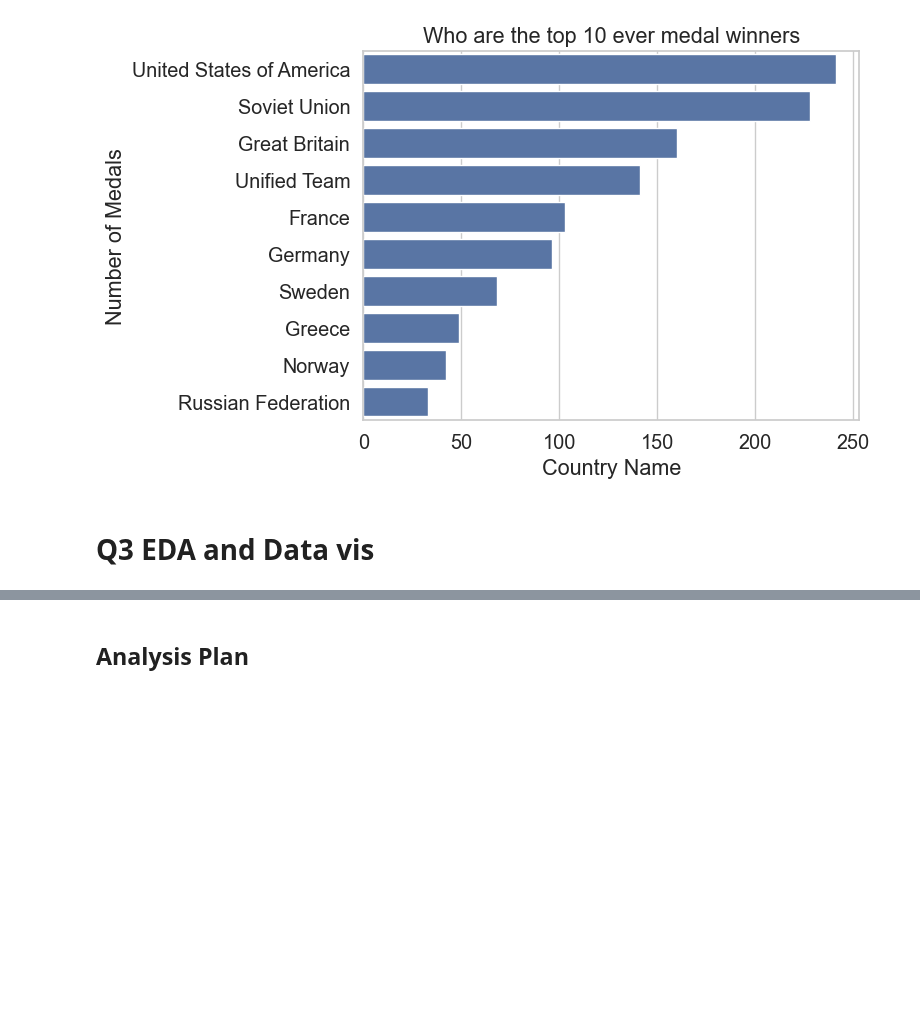
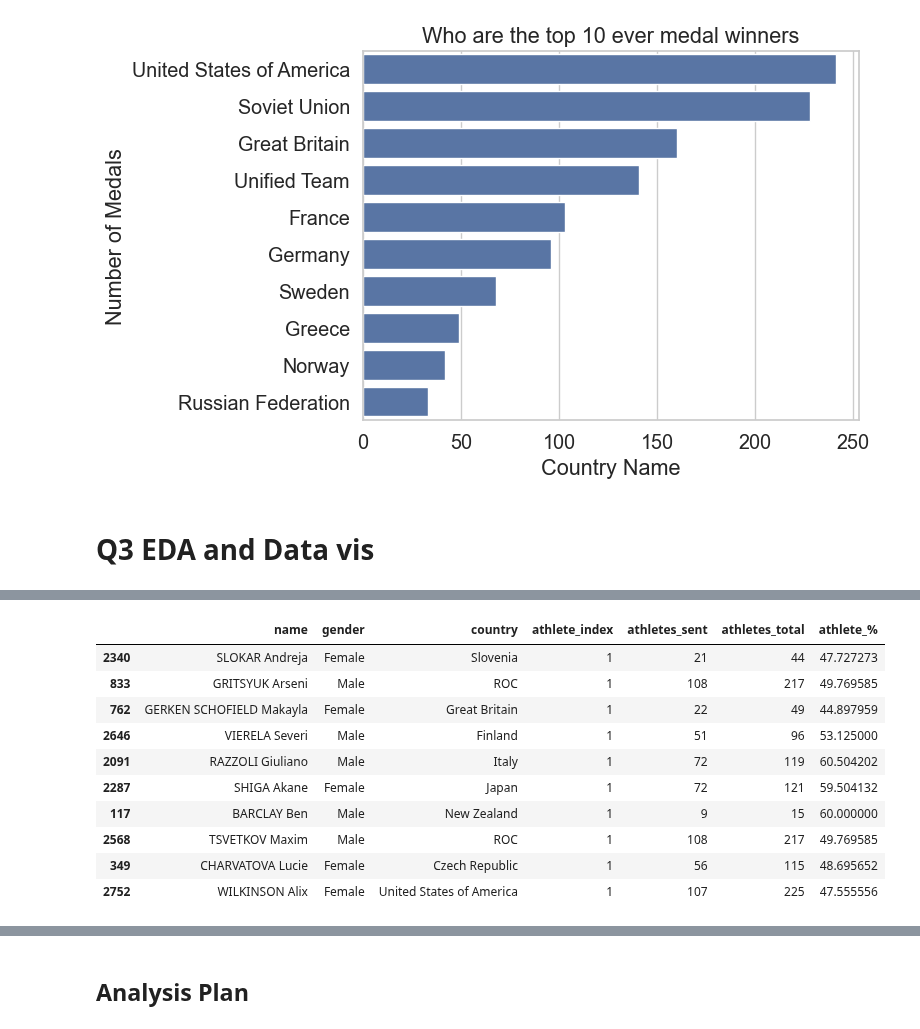
Before and after one commit to ubco-W2022T2-data301/project-group-group17, a Jupyter notebook: analysis/notebooks/analysis_conan.ipynb, the cells around one changed output, grey strips where cells are left out. Drawn from its saved outputs; the diff is of its cells as text; code cells hidden in the pictures; blank space fills up the shorter version.

```diff
--- a/analysis/notebooks/analysis_conan.ipynb
+++ b/analysis/notebooks/analysis_conan.ipynb
@@ -213,15 +245,27 @@ df_merged
 # %%
 # Q3 EDA
 
 ### adding calculated columns to dataframes to detemrine how many male and female atheltes each country sent to the 2022 olympics
 df = df_2022athlete
 df = df.drop(['short_name', 'birth_date', 'birth_place', 'birth_country', 'country_code', 'discipline', 'discipline_code', 'residence_place', 'residence_country', 'height_m/ft', 'url'], axis= "columns")
 df['athlete_index'] = 1
-df['athletes_sent'] = (df.groupby(['country', 'gender'], as_index=False)['athlete_index'].transform('count'))
-df['athletes_total'] = (df.groupby(['country'], as_index=False)['athlete_index'].transform('count'))
+df['athletes_sent'] = (df.groupby(['country', 'gender'])['athlete_index'].transform('count'))
+df['athletes_total'] = (df.groupby(['country'])['athlete_index'].transform('count'))
 df['athlete_%'] = ((df['athletes_sent']/df['athletes_total'])*100)
 df = df.replace(['M','F'],['Male', 'Female'])
 df.sample(10)
+# %% [output]
+|  | name | gender | country | athlete_index | athletes_sent | athletes_total | athlete_% |
+| 2340 | SLOKAR Andreja | Female | Slovenia | 1 | 21 | 44 | 47.727273 |
+| 833 | GRITSYUK Arseni | Male | ROC | 1 | 108 | 217 | 49.769585 |
+| 762 | GERKEN SCHOFIELD Makayla | Female | Great Britain | 1 | 22 | 49 | 44.897959 |
+| 2646 | VIERELA Severi | Male | Finland | 1 | 51 | 96 | 53.125000 |
+| 2091 | RAZZOLI Giuliano | Male | Italy | 1 | 72 | 119 | 60.504202 |
+| 2287 | SHIGA Akane | Female | Japan | 1 | 72 | 121 | 59.504132 |
+| 117 | BARCLAY Ben | Male | New Zealand | 1 | 9 | 15 | 60.000000 |
+| 2568 | TSVETKOV Maxim | Male | ROC | 1 | 108 | 217 | 49.769585 |
+| 349 | CHARVATOVA Lucie | Female | Czech Republic | 1 | 56 | 115 | 48.695652 |
+| 2752 | WILKINSON Alix | Female | United States of America | 1 | 107 | 225 | 47.555556 |
 # %%
 # method chaining attempt
 
```
Also changed, not shown: parts of 9 cells of this notebook.
